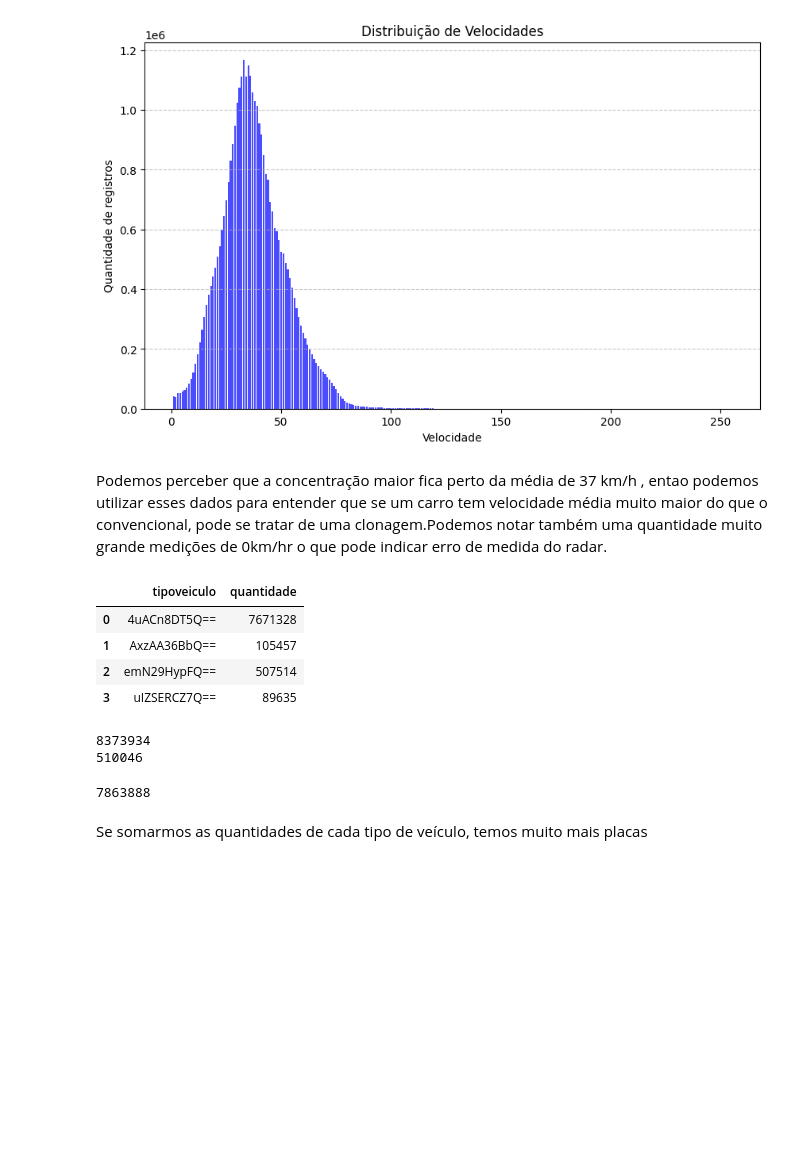
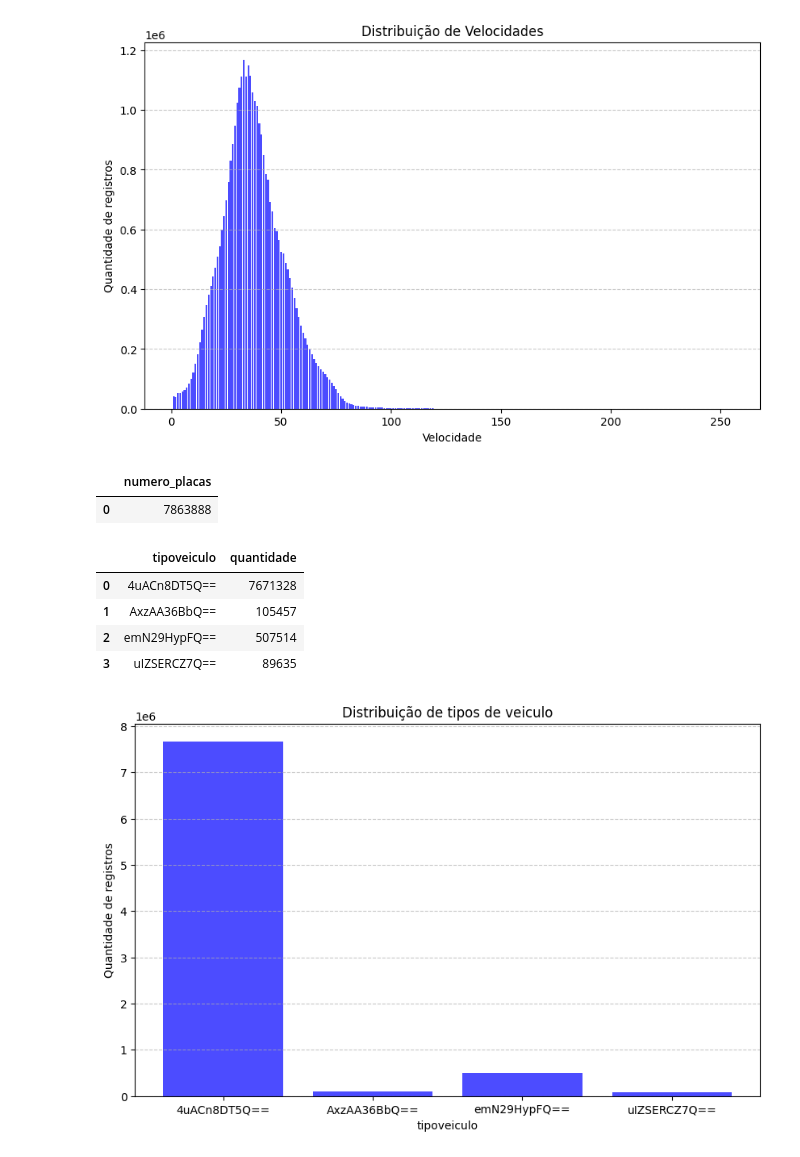
Before and after one commit to LuisTorres409/teste, a Jupyter notebook: analise.ipynb, the cells around one changed output. Drawn from its saved outputs; the diff is of its cells as text; code cells hidden in the pictures; blank space fills up the shorter version.

```diff
--- a/analise.ipynb
+++ b/analise.ipynb
@@ -409,8 +403,24 @@ plt.grid(axis='y', linestyle='--', alpha=0.7)
 plt.show()
 # %% [output]
 [figure]
-# %% [markdown]
-Podemos perceber que a concentração maior fica perto da média de 37 km/h , entao podemos utilizar esses dados para entender que se um carro tem velocidade média muito maior do que o convencional, pode se tratar de uma clonagem.Podemos notar também uma quantidade muito grande medições de 0km/hr o que pode indicar erro de medida do radar.
+# %%
+# Número de placas distintas
+query = """
+WITH radares_filtrados AS (
+    SELECT *
+    FROM `rj-cetrio.desafio.readings_2024_06`
+    WHERE camera_latitude BETWEEN -23.100466 AND -22.767821
+      AND camera_longitude BETWEEN -43.807011 AND -43.152521
+)
+select
+  count(distinct placa) as numero_placas
+from
+  radares_filtrados"""
+df = bd.read_sql(query, billing_project_id="atomic-oven-387211")
+df
+# %% [output]
+|  | numero_placas |
+| 0 | 7863888 |
 # %%
 query = '''
 WITH radares_filtrados AS (
@@ -436,13 +446,15 @@ df
 | 1 | AxzAA36BbQ== | 105457 |
 | 2 | emN29HypFQ== | 507514 |
 | 3 | uIZSERCZ7Q== | 89635 |
-# %%
-print(df['quantidade'].sum())
-print(int(df['quantidade'].sum()) - 7863888)
-7863888
-# %% [output]
-8373934
-510046
-7863888
-# %% [markdown]
-Se somarmos as quantidades de cada tipo de veículo, temos muito mais placas
+# %%
+# Plotagem do gráfico de barras
+plt.figure(figsize=(10, 6))
+plt.bar(df['tipoveiculo'], df['quantidade'], color='blue', alpha=0.7)
+plt.xlabel('tipoveiculo')
+plt.ylabel('Quantidade de registros')
+plt.title('Distribuição de tipos de veiculo')
+#plt.xticks(df['velocidade'])
+plt.grid(axis='y', linestyle='--', alpha=0.7)
+plt.show()
+# %% [output]
+[figure, added]
```
Also changed, not shown: parts of 11 cells of this notebook.
